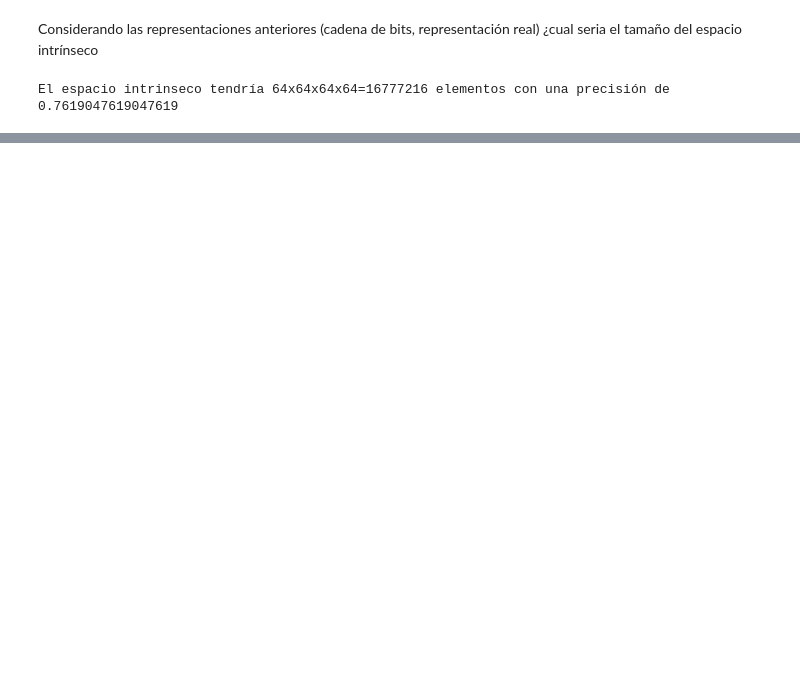
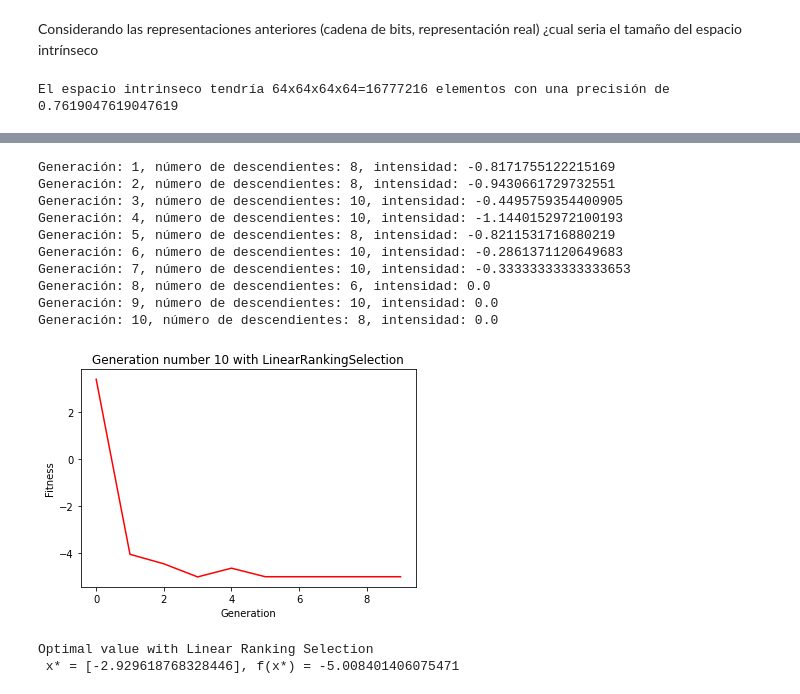
Before and after one commit to jbardalesr/evolutionary-computing, a Jupyter notebook: laboratory/pd3_selection.ipynb, the cells around one changed output, grey strips where cells are left out. Saved outputs shown, nothing was run; the diff lists cells and outputs as text; code cells hidden in the pictures; blank space fills up the shorter version.

```diff
--- a/laboratory/pd3_selection.ipynb
+++ b/laboratory/pd3_selection.ipynb
@@ -541,0 +609,26 @@ Optimal value
+# %%
+# PIPELINE GA LINEAR RANKING SELECTION
+best = genenetic_algorithm(max_generation=MAX_GENERATION,
+                           fitness=f1,
+                           population=initial_population,
+                           selection=LinearRankingSelection(num_individuals=SELECTED_SIZE, s=2),
+                           crossover=Crossover(probability=CROSSOVER_PROBABILITY),
+                           mutation=Mutation(probability=MUTATION_PROBABILITY))
+# %% [output]
+Generación: 1, número de descendientes: 8, intensidad: -0.8171755122215169
+Generación: 2, número de descendientes: 8, intensidad: -0.9430661729732551
+Generación: 3, número de descendientes: 10, intensidad: -0.4495759354400905
+Generación: 4, número de descendientes: 10, intensidad: -1.1440152972100193
+Generación: 5, número de descendientes: 8, intensidad: -0.8211531716880219
+Generación: 6, número de descendientes: 10, intensidad: -0.2861371120649683
+Generación: 7, número de descendientes: 10, intensidad: -0.33333333333333653
+Generación: 8, número de descendientes: 6, intensidad: 0.0
+Generación: 9, número de descendientes: 10, intensidad: 0.0
+Generación: 10, número de descendientes: 8, intensidad: 0.0
+[figure, added]
+# %%
+solution = min(best, key=lambda x: f1(x.phenotype))
+print(f"Optimal value with Linear Ranking Selection\n x* = {solution.phenotype}, f(x*) = {f1(solution.phenotype)}")
+# %% [output]
+Optimal value with Linear Ranking Selection
+ x* = [-2.929618768328446], f(x*) = -5.008401406075471
```
Also changed, not shown: parts of 91 cells of this notebook.
